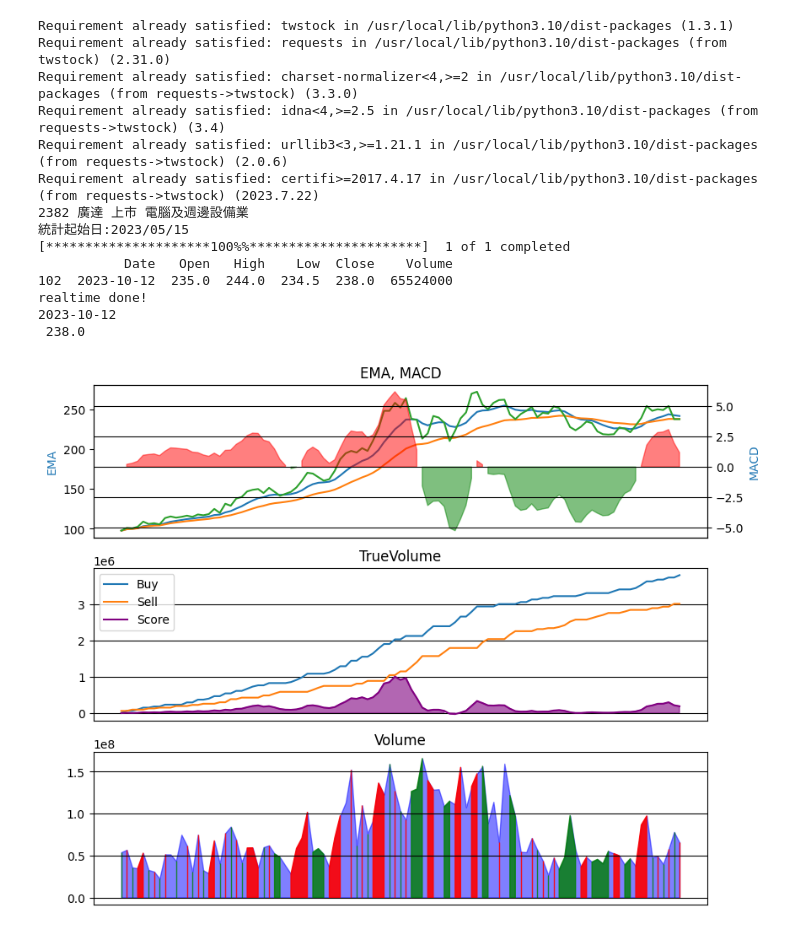
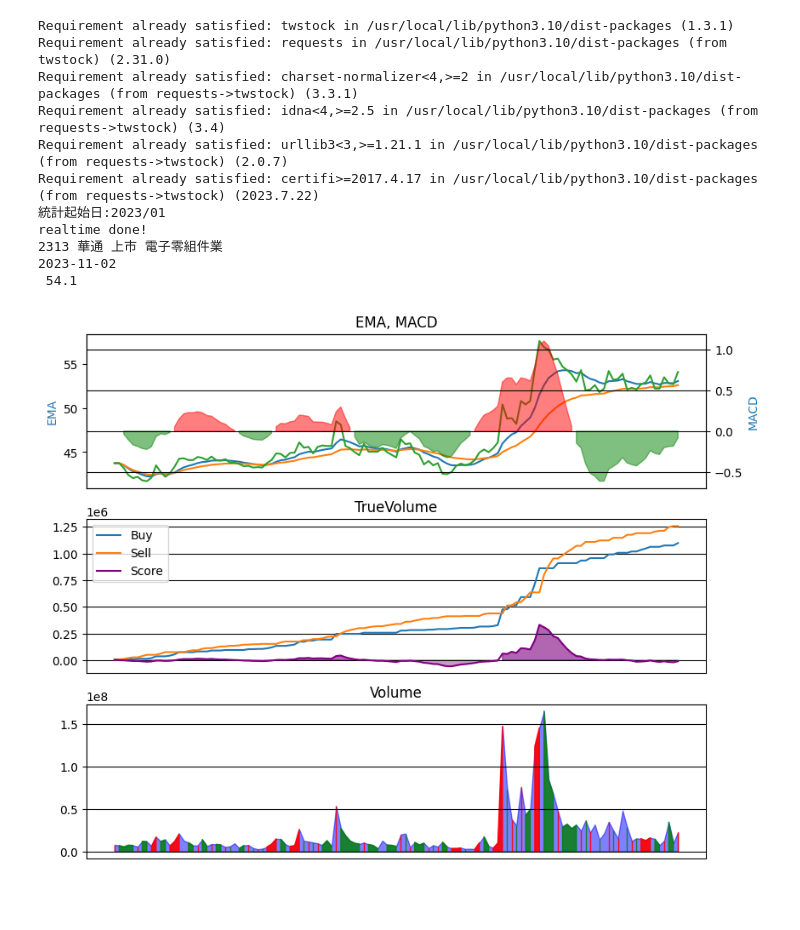
Before and after one commit to tzoung-yu/TrueVolume, a Jupyter notebook: TrueVolume_RT_1上市上櫃.ipynb, the cells around one changed output. Saved outputs shown, nothing was run; the diff lists cells and outputs as text; code cells hidden in the pictures; blank space fills up the shorter version.

```diff
--- a/TrueVolume_RT_1上市上櫃.ipynb
+++ b/TrueVolume_RT_1上市上櫃.ipynb
@@ -14,10 +14,14 @@ import time
 import yfinance as yf
 
 #股票代號
-stoid="廣達"
+stoid="華通"
 
 def TrueVol(pd):
   df=pd
+  end_date = datetime.today()
+  start_date = end_date - timedelta(days=180)
+  df = df[df['Date'].between(start_date, end_date)]
+  df = df.reset_index(drop=False)
   opp=df['Open']
   clo=df['Close']
   voo=df['Volume']
@@ -139,6 +143,29 @@ def TrueVol(pd):
 
   plt.show()
 
+  df1 = df.set_index('Date')
+  # 計算月線EMA
+  mEma12 = df1['Close'].resample('M').mean().ewm(span=12).mean()
+  mEma26 = df1['Close'].resample('M').mean().ewm(span=26).mean()
+  mMacd = mEma12 - mEma26
+  mSignal = mMacd.ewm(span=9).mean()
+  mHisto = mMacd-mSignal
+  # 計算週線EMA
+  wEma12 = df1['Close'].resample('W').mean().ewm(span=12).mean()
+  wEma26 = df1['Close'].resample('W').mean().ewm(span=26).mean()
+  wMacd = wEma12 - wEma26
+  wSignal = wMacd.ewm(span=9).mean()
+  wHisto = wMacd-wSignal
+
+  MUP=False
+  if mHisto.iloc[-1]>0:
+    MUP = True
+  WUP=False
+  if wHisto.iloc[-1]>0:
+    WUP = True
+
+  print('月:',MUP,'週:',WUP)
+
 def keep_first_line(text):
     lines = text.splitlines()
     if lines:
@@ -147,7 +174,7 @@ def keep_first_line(text):
         return ""
 
 thisday = datetime.today()
-day_start = thisday - timedelta(days=150)
+day_start = thisday - timedelta(days=300)
 #day_start = thisday.replace(month=1, day=1)
 
 codes = twstock.codes
@@ -159,22 +186,21 @@ if not stoname.isdigit():
   stoid=str(nn.code[0])
 
 nn=df[df["code"]==stoid]
-print(stoid, nn.name[0], nn.market[0],nn.group[0])
 
 # 讀取股價資料
-if(nn.market[0]=='上櫃'):
-  print("統計起始日:"+day_start.strftime("%Y/%m"))
-  stock = Stock(stoid)
-  sto_price = stock.fetch_from(day_start.year, day_start.month)
-  sto_attr = ['Date', 'Volume', 'Turnover', 'Open', 'High', 'Low', 'Close', 'Change', 'Transaction']
-  data1 = pd.DataFrame(columns = sto_attr, data = sto_price)
-  data1 = data1.drop(['Turnover', 'Change', 'Transaction'], axis=1)
+#if(nn.market[0]=='上櫃'):
+print("統計起始日:"+day_start.strftime("%Y/%m"))
+stock = Stock(stoid)
+sto_price = stock.fetch_from(day_start.year, day_start.month)
+sto_attr = ['Date', 'Volume', 'Turnover', 'Open', 'High', 'Low', 'Close', 'Change', 'Transaction']
+data1 = pd.DataFrame(columns = sto_attr, data = sto_price)
+data1 = data1.drop(['Turnover', 'Change', 'Transaction'], axis=1)
 
-if(nn.market[0]=='上市'):
+'''if(nn.market[0]=='上市'):
   print("統計起始日:"+day_start.strftime("%Y/%m/%d"))
   data1 = yf.download(stoid+'.TW',start=day_start, end=thisday)
   data1 = data1.drop(['Adj Close'], axis=1)
-  data1 = data1.reset_index(drop=False)
+  data1 = data1.reset_index(drop=False)'''
 
 is_working_hour = True
 # 判斷現在是否為工作日
@@ -185,14 +211,17 @@ if thisday.weekday() not in [0, 1, 2, 3, 4]:
 #if thisday.hour < 9 or (thisday.hour >= 13 and thisday.minute >= 30):
   #is_working_hour = False
 
+dfl=data1.tail(1)
+tt1=keep_first_line(str(dfl['Date']))
+tt1=tt1[-10:]
+if tt1==thisday.strftime("%Y-%m-%d"):
+  realdone=True
+
 twstock.realtime.mock = False
 realdone = False
 while(is_working_hour and realdone == False):
   data2 = twstock.realtime.get(stoid)
   if data2['success']:
-    dfl=data1.tail(1)
-    tt1=keep_first_line(str(dfl['Date']))
-    tt1=tt1[-10:]
     rtime=data2['info']['time']
     rtv=data2['realtime']['accumulate_trade_volume']
     ropen=data2['realtime']['open']
@@ -200,41 +229,40 @@ while(is_working_hour and realdone == False):
     rlow=data2['realtime']['low']
     rlp=data2['realtime']['latest_trade_price']
     tt2=rtime[:10]
     if rlp != '-':
       if (tt2 != tt1):
         if(nn.market[0]=='上櫃'):
           data1.loc[len(data1)] = [tt2, int(rtv)*1000, float(ropen),float(rhigh),float(rlow),float(rlp)]
         if(nn.market[0]=='上市'):
           data1.loc[len(data1)] = [tt2, float(ropen),float(rhigh),float(rlow),float(rlp), int(rtv)*1000]
       print("realtime done!")
       realdone = True
     else:
       print(rlp)
   if realdone==False:
-    time.sleep(10)
+    time.sleep(5)
+
+print(stoid, nn.name[0], nn.market[0],nn.group[0])
 
 df=data1.tail(1)
 tt1=str(df["Date"])
 tt1= keep_first_line(tt1)
 print(tt1[-10:])
 tt1=str(round(df["Close"],2))
 tt1= keep_first_line(tt1)
 print(tt1[6:])
 
 TrueVol(data1)
 # %% [output]
 Requirement already satisfied: twstock in /usr/local/lib/python3.10/dist-packages (1.3.1)
 Requirement already satisfied: requests in /usr/local/lib/python3.10/dist-packages (from twstock) (2.31.0)
-Requirement already satisfied: charset-normalizer<4,>=2 in /usr/local/lib/python3.10/dist-packages (from requests->twstock) (3.3.0)
+Requirement already satisfied: charset-normalizer<4,>=2 in /usr/local/lib/python3.10/dist-packages (from requests->twstock) (3.3.1)
 Requirement already satisfied: idna<4,>=2.5 in /usr/local/lib/python3.10/dist-packages (from requests->twstock) (3.4)
-Requirement already satisfied: urllib3<3,>=1.21.1 in /usr/local/lib/python3.10/dist-packages (from requests->twstock) (2.0.6)
+Requirement already satisfied: urllib3<3,>=1.21.1 in /usr/local/lib/python3.10/dist-packages (from requests->twstock) (2.0.7)
 Requirement already satisfied: certifi>=2017.4.17 in /usr/local/lib/python3.10/dist-packages (from requests->twstock) (2023.7.22)
-2382 廣達 上市 電腦及週邊設備業
-統計起始日:2023/05/15
-[*********************100%%**********************]  1 of 1 completed
-           Date   Open   High    Low  Close    Volume
-102  2023-10-12  235.0  244.0  234.5  238.0  65524000
+統計起始日:2023/01
 realtime done!
-2023-10-12
- 238.0
+2313 華通 上市 電子零組件業
+2023-11-02
+ 54.1
-[figure, old version]
+[figure, new version]
```
Also changed, not shown: parts of 1 cell of this notebook.
